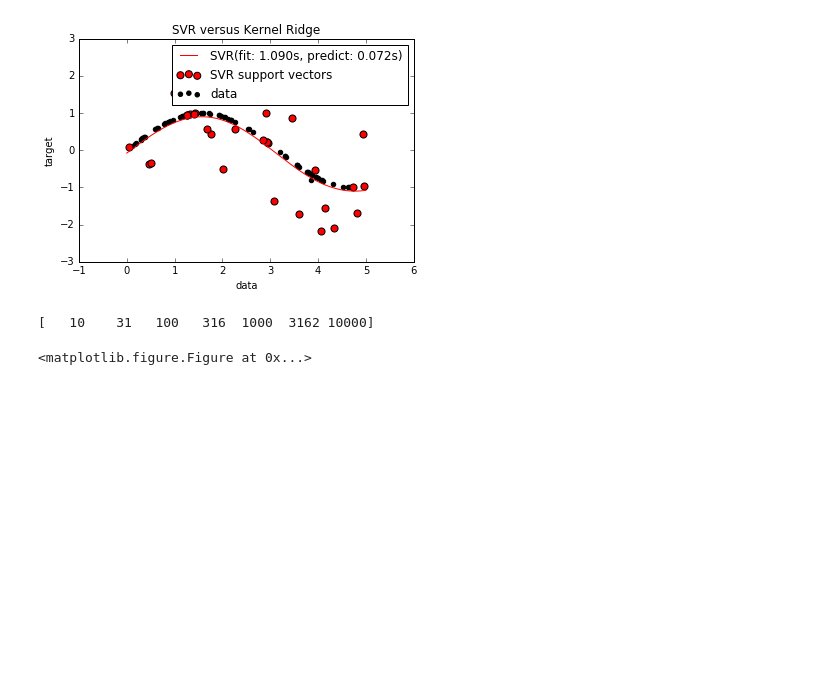
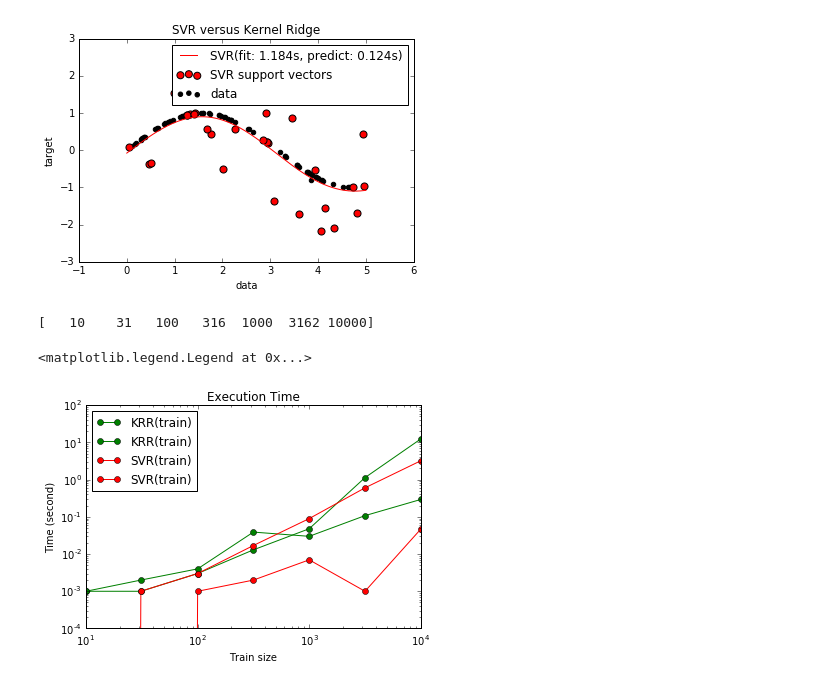
Before and after one commit to KensakuNakamura/data_analysis_practice, a Jupyter notebook: SVR_practice.ipynb, the cells around one changed output. Saved outputs shown, nothing was run; the diff lists cells and outputs as text; code cells hidden in the pictures; blank space fills up the shorter version.

```diff
--- a/SVR_practice.ipynb
+++ b/SVR_practice.ipynb
@@ -163,21 +163,46 @@ plt.legend() #plt.legend()で凡例を表示
 # %%
 #visualize training and prediction time
 plt.figure()
 
 #Generate sample date
-Num_of_data=10000
+data_scale=4
+Num_of_data=10**data_scale
 divisor=5
 assert Num_of_data%divisor==0, "Num_of_data%divisor must be zero."
 
 X= 5 * random_generator.rand(Num_of_data, 1) #uniform distribution（一様分布に従う乱数） between 0 to
 y= npy.sin(X).ravel() #numpyの行列表現はリストの中にリスト、ravel()はnumpy行列をリストにする
 y[::5] += 3 * (0.5 - random_generator.rand(X.shape[0]//divisor))
-sizes = npy.logspace(1, 4, 7, dtype=npy.int)
+sizes = npy.logspace(1, data_scale, 7, dtype=npy.int)
 #logspace(start,stop,num=50,endpoint=True,base=10.0,dtype=None)
 #The actual start point is in fact base^start. Same for the end point.
 # dtype=int or dtype=np.int restricts the result to be int.
 # However, the resulting number greater than 2^31 is to be -2147483648=-2^31
 print sizes
+
+for name, estimator in {"KRR":KernelRidge(kernel="rbf", alpha=0.1,
+                        gamma=10),"SVR":SVR(kernel="rbf", C=1e1, gamma=10)}.items():#items() makes a dictionary to be a list of tuples.
+        train_time=[]
+        test_time=[]
+        for train_test_size in sizes:
+            t0=time.time()
+            estimator.fit(X[:train_test_size], y[:train_test_size])
+            train_time.append(time.time()-t0)
+
+            t0 = time.time()
+            estimator.predict(X_plot[:1000])
+            test_time.append(time.time()-t0)
+
+        plt.plot(sizes, train_time, "o-", color ="r"if name =="SVR"else "g", label="%s(train)" %name)
+        plt.plot(sizes, test_time, "o-", color ="r"if name =="SVR"else "g", label="%s(train)" %name)
+
+plt.xscale("log")
+plt.yscale("log")
+plt.xlabel("Train size")
+plt.ylabel("Time (second)")
+plt.title("Execution Time")
+plt.legend(loc="best")
 # %% [output]
 [   10    31   100   316  1000  3162 10000]
-<matplotlib.figure.Figure at 0x...>
+<matplotlib.legend.Legend at 0x...>
+[figure, added]
```
Also changed, not shown: parts of 24 cells of this notebook, 1 other file.
